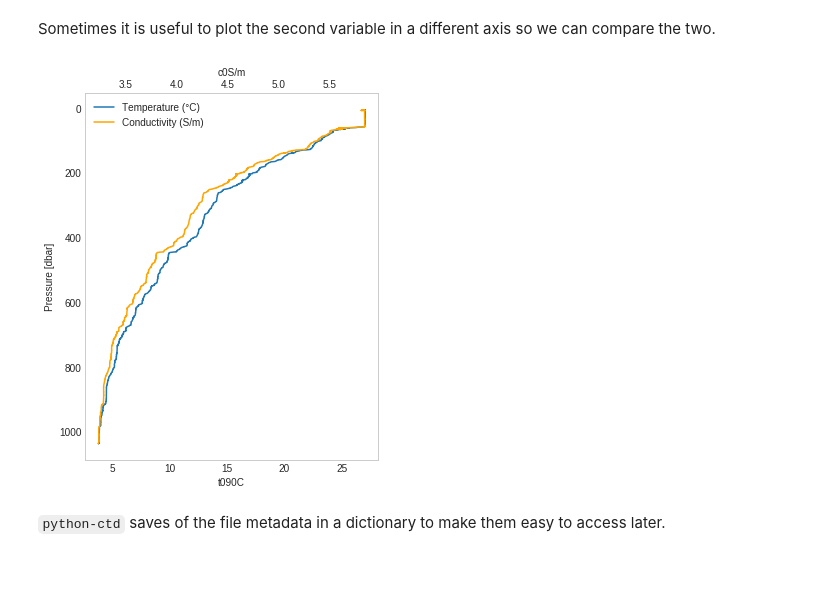
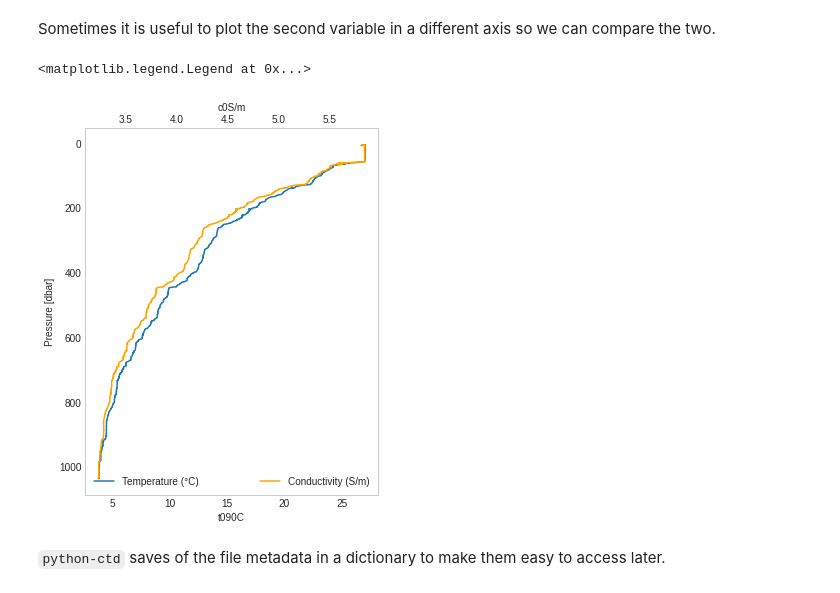
Before and after one commit to pyoceans/python-ctd, a Jupyter notebook: notebooks/quick_intro.ipynb, the cells around one changed output. Drawn from its saved outputs; the diff is of its cells as text; code cells hidden in the pictures.

```diff
--- a/notebooks/quick_intro.ipynb
+++ b/notebooks/quick_intro.ipynb
@@ -49,22 +49,21 @@ Sometimes it is useful to plot the second variable in a different axis so we can
 # %%
 ax0 = down['t090C'].plot_cast(label='Temperature (°C)')
 ax1 = down['c0S/m'].plot_cast(
     ax=ax0,
     label='Conductivity (S/m)',
     color='orange',
     secondary_y=True,
 )
 
 
-lines = ax0.get_lines() + ax1.get_lines()
-leg = {
-    line: line.get_label() for line in lines
-}
-ax0.legend(leg.keys(), leg.values())
 ax0.grid(False)
 ax1.grid(False)
+
+ax0.legend(loc="lower left")
+ax1.legend(loc="lower right")
 # %% [output]
+<matplotlib.legend.Legend at 0x...>
-[figure, old version]
+[figure, new version]
 # %% [markdown]
 `python-ctd` saves of the file metadata in a dictionary to make them easy to access later.
 # %%
```
Also changed, not shown: parts of 2 cells of this notebook.
